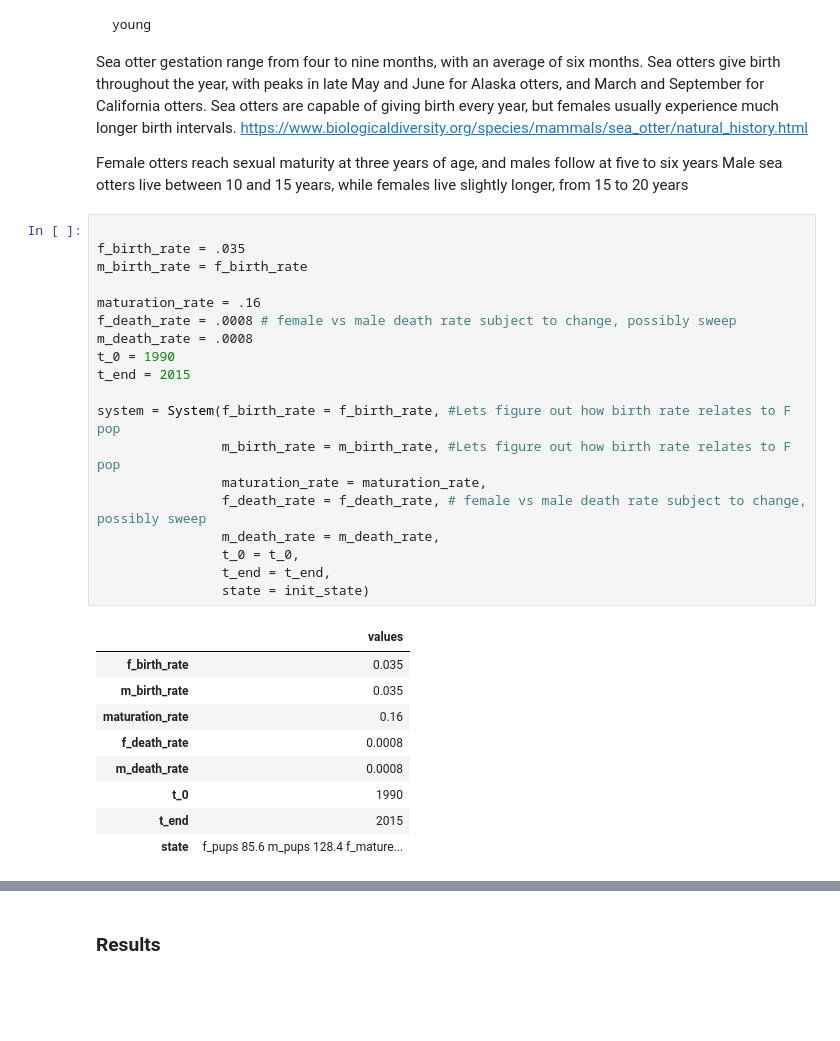
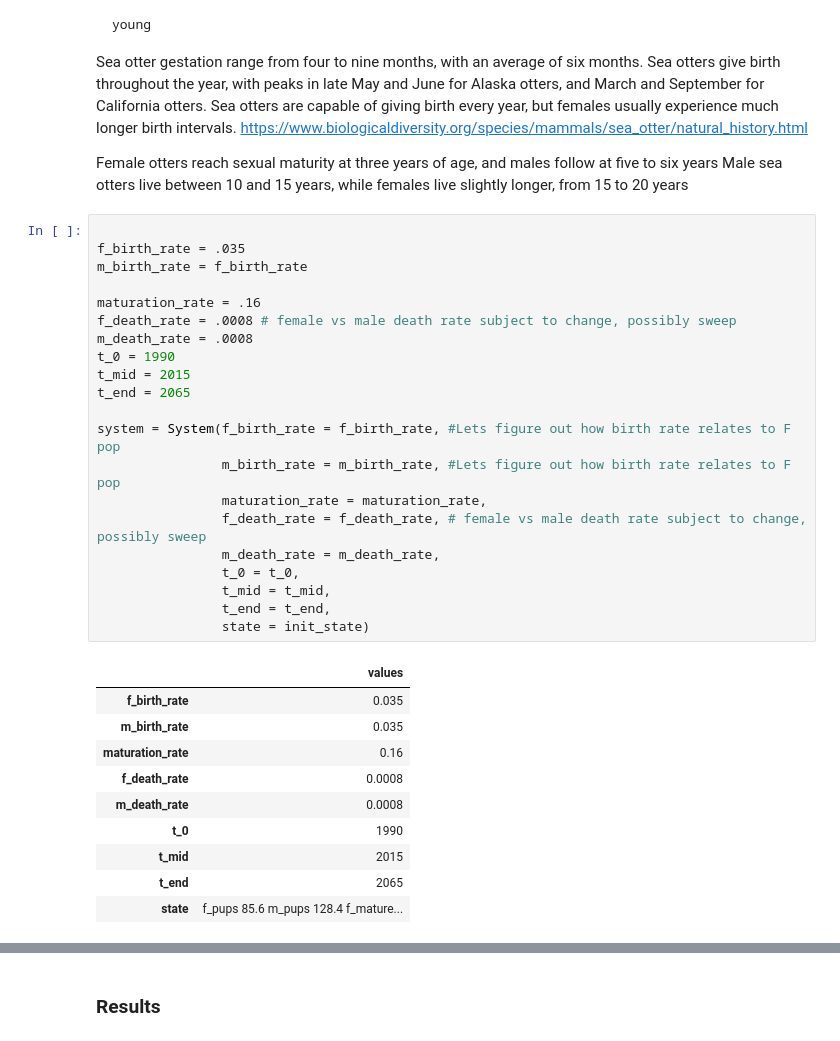
Before and after one commit to MellieZito/Project-1, a Jupyter notebook: code/otters.ipynb, the cells around one changed output, grey strips where cells are left out. Cells and saved outputs as stored; diff of their text form; blank space fills up the shorter version.

```diff
--- a/code/otters.ipynb
+++ b/code/otters.ipynb
@@ -112,30 +112,33 @@ Male sea otters live between 10 and 15 years, while females live slightly longer
 # %%
 
 f_birth_rate = .035
 m_birth_rate = f_birth_rate
 
 maturation_rate = .16
 f_death_rate = .0008 # female vs male death rate subject to change, possibly sweep
 m_death_rate = .0008
 t_0 = 1990
-t_end = 2015
+t_mid = 2015
+t_end = 2065
 
 system = System(f_birth_rate = f_birth_rate, #Lets figure out how birth rate relates to F pop
                 m_birth_rate = m_birth_rate, #Lets figure out how birth rate relates to F pop
                 maturation_rate = maturation_rate,
                 f_death_rate = f_death_rate, # female vs male death rate subject to change, possibly sweep
                 m_death_rate = m_death_rate,
                 t_0 = t_0,
+                t_mid = t_mid,
                 t_end = t_end,
                 state = init_state)
 # %% [output]
 |  | values |
 | f_birth_rate | 0.035 |
 | m_birth_rate | 0.035 |
 | maturation_rate | 0.16 |
 | f_death_rate | 0.0008 |
 | m_death_rate | 0.0008 |
 | t_0 | 1990 |
-| t_end | 2015 |
+| t_mid | 2015 |
+| t_end | 2065 |
 | state | f_pups 85.6 m_pups 128.4 f_mature... |
 # %%
```
Also changed, not shown: parts of 5 cells of this notebook.
